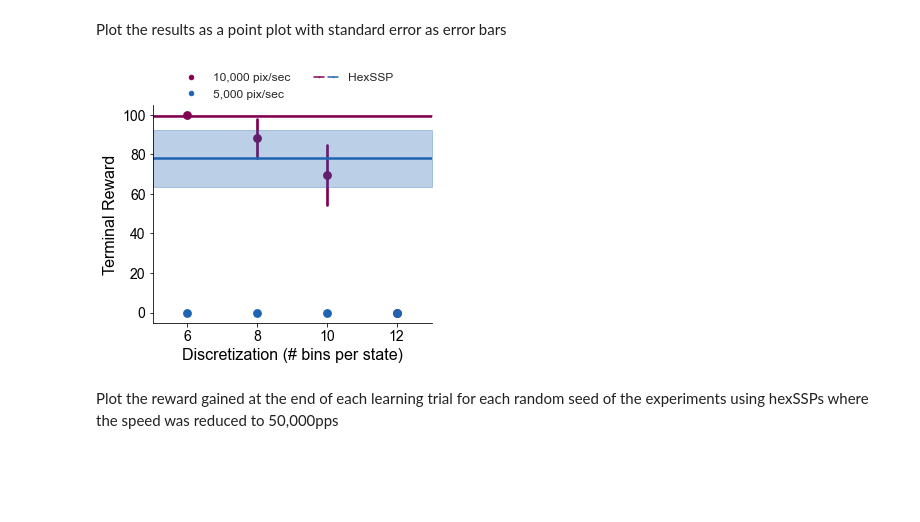
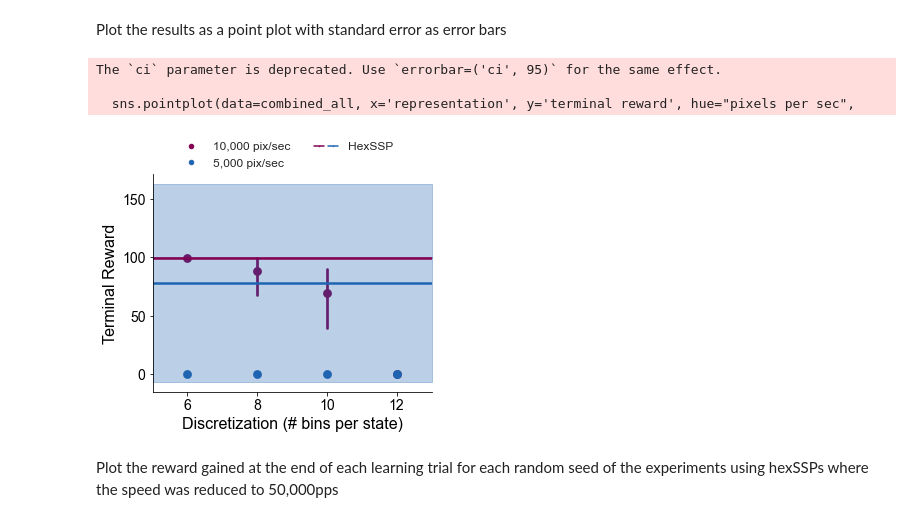
Before and after one commit to maddybartlett/ImprovedRLContinuousStateReps, a Jupyter notebook: figures/exploreData.ipynb, the cells around one changed output. Cells and saved outputs as stored; diff of their text form; code cells hidden in the pictures; blank space fills up the shorter version.

```diff
--- a/figures/exploreData.ipynb
+++ b/figures/exploreData.ipynb
@@ -166,44 +166,50 @@ fig, ax1 = plt.subplots(1, 1, figsize=(5,4))
 
 sns.set_style('white')
 sns.pointplot(data=combined_all, x='representation', y='terminal reward', hue="pixels per sec",
-              errorbar="se", palette=[COLORS[8], COLORS[5]], join=False)
+              ci=95, palette=[COLORS[8], COLORS[5]], join=False)
 sns.despine()
 
 mu_hex100 = np.vstack(df_hex100['episodes']).mean(axis=0)[-1]
-sem_hex100 = stats.sem(np.vstack(df_hex100['episodes']), axis=0)[-1]
+sigma_hex100 = np.vstack(df_hex100['episodes']).std(axis=0)[-1]
+ci_hex100 = stats.norm.interval(0.95, loc=mu_hex100, scale=sigma_hex100)
 
 mu_hex50 = np.vstack(df_hex50['episodes']).mean(axis=0)[-1]
-sem_hex50 = stats.sem(np.vstack(df_hex50['episodes']), axis=0)[-1]
+sigma_hex50 = np.vstack(df_hex50['episodes']).std(axis=0)[-1]
+ci_hex50 = stats.norm.interval(0.95, loc=mu_hex50, scale=sigma_hex50)
 
 l1 = ax1.axhline(y=mu_hex100, color=COLORS[8], linestyle='-', linewidth=2.5)
-plt.fill_between(np.arange(-.5,4.5), mu_hex100-sem_hex100, mu_hex100+sem_hex100, alpha=0.3, color=COLORS[8])
+plt.fill_between(np.arange(-.5,4.5), ci_hex100[0], ci_hex100[1], alpha=0.3, color=COLORS[8])
 
 l2 = ax1.axhline(y=mu_hex50, color=COLORS[5], linestyle='-', linewidth=2.5)
-plt.fill_between(np.arange(-.5,4.5), mu_hex50-sem_hex50, mu_hex50+sem_hex50, alpha=0.3, color=COLORS[5])
+plt.fill_between(np.arange(-.5,4.5), ci_hex50[0], ci_hex50[1], alpha=0.3, color=COLORS[5])
 
 ax1.set_ylabel('Terminal Reward', fontsize=axisLabelSize)
 ax1.set_xlabel('Discretization (# bins per state)', fontsize=axisLabelSize)
 
 ax1.tick_params(labelsize=tickSize)
 
 m1 = mlines.Line2D([], [], color=COLORS[8], marker='.', linestyle='None',
                           markersize=9, label='10,000 pix/sec')
 m2 = mlines.Line2D([], [], color=COLORS[5], marker='.', linestyle='None',
                           markersize=9, label='5,000 pix/sec')
 l1 = mlines.Line2D([], [], color=COLORS[8], marker='.', linestyle='-',
                           markersize=1, label='HexSSP')
 l2 = mlines.Line2D([], [], color=COLORS[5], marker='.', linestyle='-',
                           markersize=1, label='HexSSP')
 
 plt.legend(handles=[m1, m2, (l1,l2)], labels=['10,000 pix/sec', '5,000 pix/sec', 'HexSSP'],
           fontsize=legendSize, handler_map={tuple: HandlerTuple(ndivide=None)},
           bbox_to_anchor=(0.9, 1.2), ncol=2, frameon=False,)
 
 plt.xlim(-0.5, 3.5)
 
-fig.savefig("..\\figures\\speed_sem.pdf", bbox_inches="tight")
+#fig.savefig(".\\speed_ci.pdf", bbox_inches="tight")
+plt.show()
 # %% [output]
+The `ci` parameter is deprecated. Use `errorbar=('ci', 95)` for the same effect.
+
+  sns.pointplot(data=combined_all, x='representation', y='terminal reward', hue="pixels per sec",
-[figure, old version]
+[figure, new version]
 # %% [markdown]
 Plot the reward gained at the end of each learning trial for each random seed of the experiments using hexSSPs where the speed was reduced to 50,000pps
 # %%
```
Also changed, not shown: parts of 2 cells of this notebook, 1 other file.
